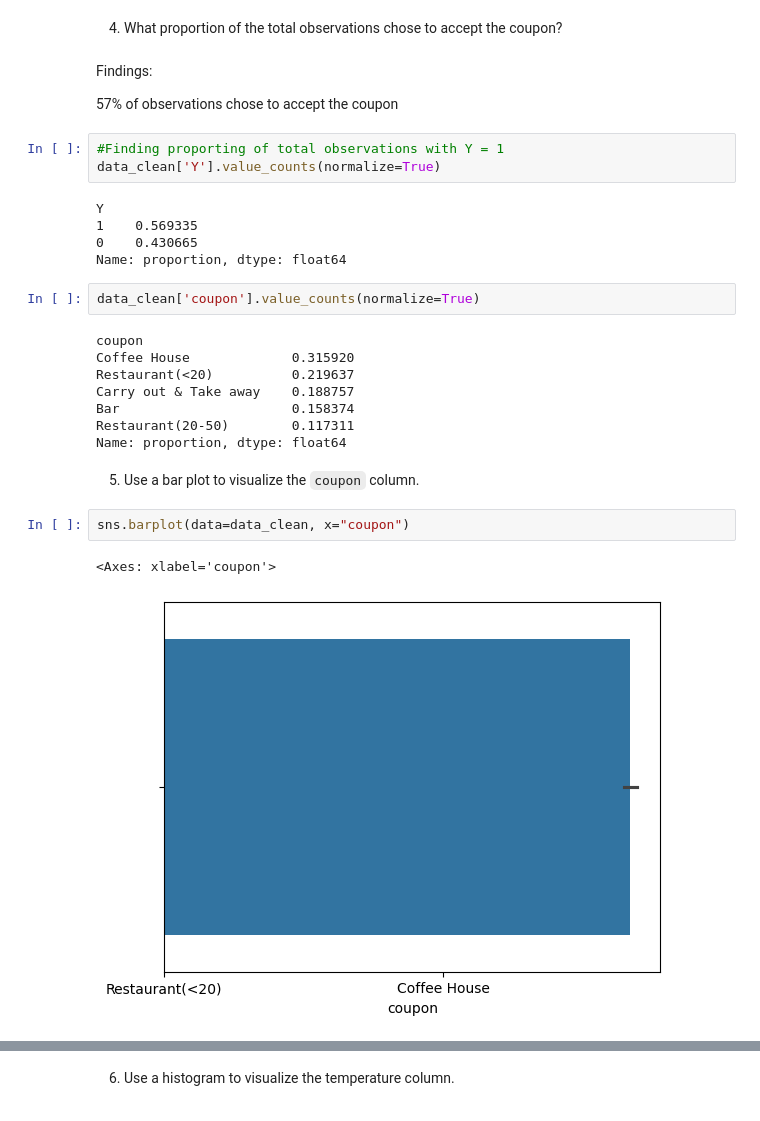
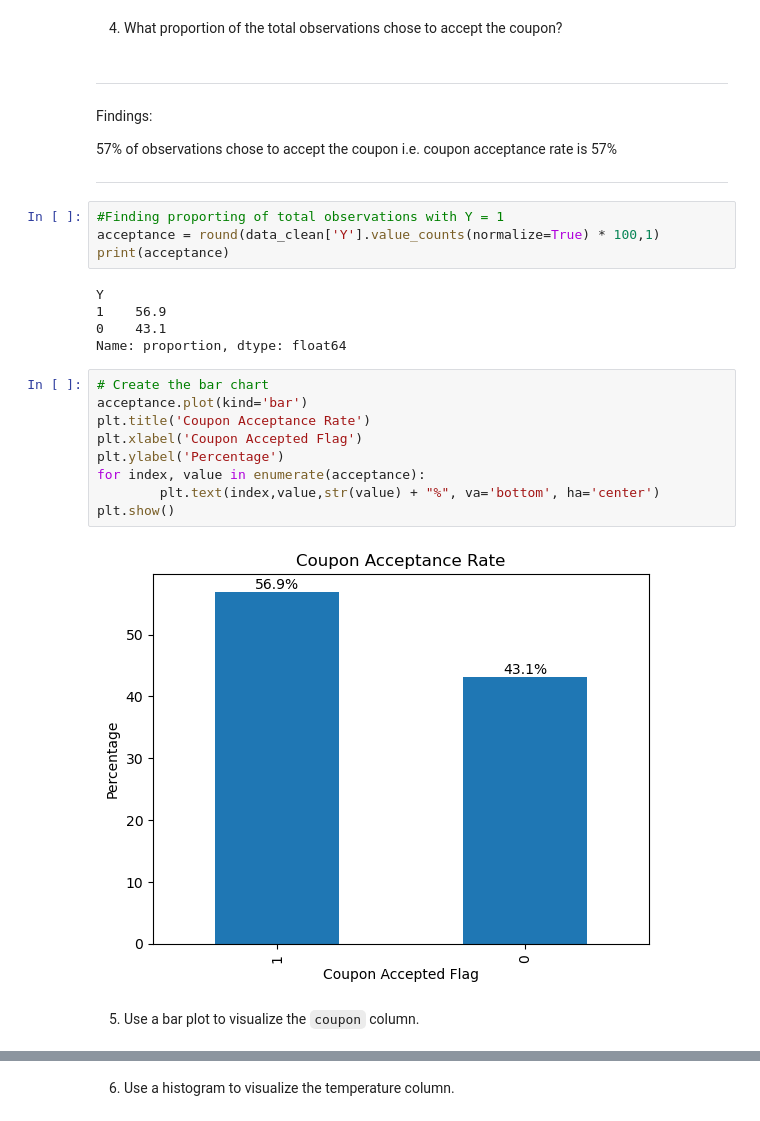
Before and after one commit to shruti0209/LearnML_PracticalApp1, a Jupyter notebook: prompt.ipynb, the cells around one changed output, grey strips where cells are left out. Drawn from its saved outputs; the diff is of its cells as text.

```diff
--- a/prompt.ipynb
+++ b/prompt.ipynb
@@ -282,31 +217,30 @@ memory usage: 2.3+ MB
 # %% [markdown]
 4. What proportion of the total observations chose to accept the coupon?
 # %% [markdown]
+***
 Findings:
 
-57% of observations chose to accept the coupon
+57% of observations chose to accept the coupon i.e. coupon acceptance rate is 57%
+***
 # %%
 #Finding proporting of total observations with Y = 1
-data_clean['Y'].value_counts(normalize=True)
+acceptance = round(data_clean['Y'].value_counts(normalize=True) * 100,1)
+print(acceptance)
 # %% [output]
 Y
-1    0.569335
-0    0.430665
+1    56.9
+0    43.1
 Name: proportion, dtype: float64
-# %%
-data_clean['coupon'].value_counts(normalize=True)
-# %% [output]
-coupon
-Coffee House             0.315920
-Restaurant(<20)          0.219637
-Carry out & Take away    0.188757
-Bar                      0.158374
-Restaurant(20-50)        0.117311
-Name: proportion, dtype: float64
+# %%
+# Create the bar chart
+acceptance.plot(kind='bar')
+plt.title('Coupon Acceptance Rate')
+plt.xlabel('Coupon Accepted Flag')
+plt.ylabel('Percentage')
+for index, value in enumerate(acceptance):
+        plt.text(index,value,str(value) + "%", va='bottom', ha='center')
+plt.show()
+# %% [output]
+[figure, added]
 # %% [markdown]
 5. Use a bar plot to visualize the `coupon` column.
-# %%
-sns.barplot(data=data_clean, x="coupon")
-# %% [output]
-<Axes: xlabel='coupon'>
-[figure, removed]
```
Also changed, not shown: parts of 69 cells of this notebook, 11 other files.
